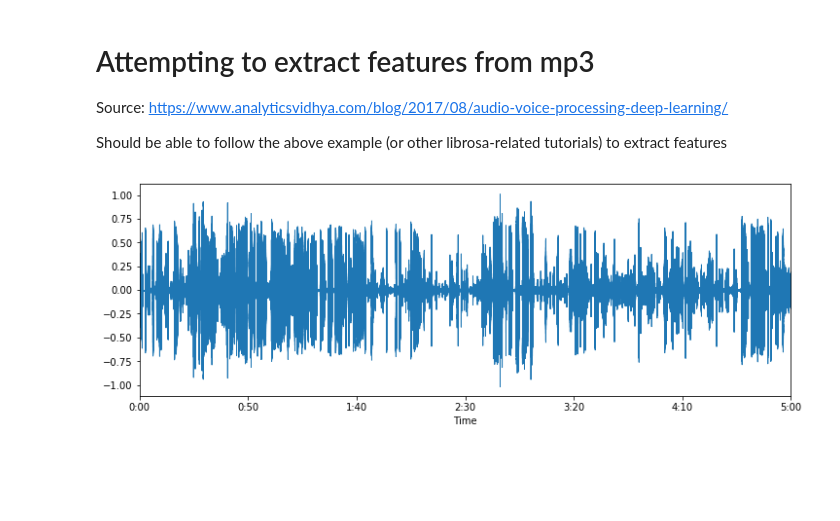
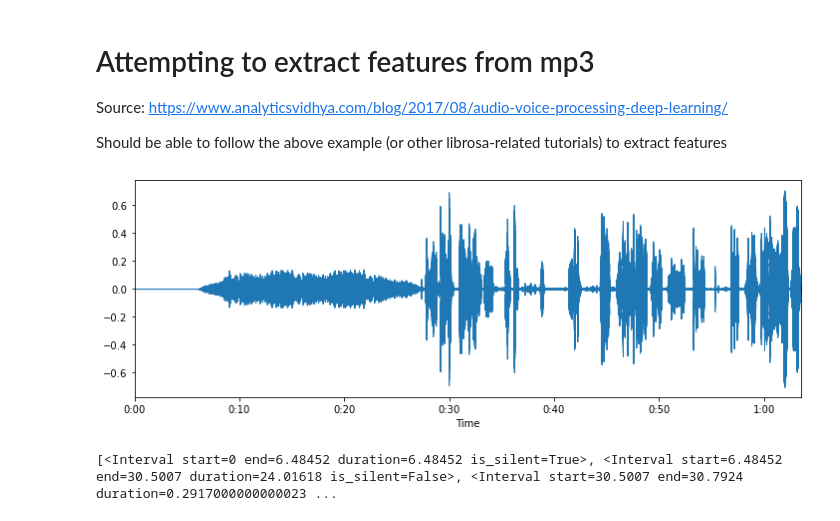
Before and after one commit to raybuhr/teacherprints, a Jupyter notebook: vandam_practice/mp3/librosa_with_mp3.ipynb, the cells around one changed output. Drawn from its saved outputs; the diff is of its cells as text; code cells hidden in the pictures; blank space fills up the shorter version.

```diff
--- a/vandam_practice/mp3/librosa_with_mp3.ipynb
+++ b/vandam_practice/mp3/librosa_with_mp3.ipynb
@@ -7,13 +7,13 @@ Should be able to follow the above example (or other librosa-related tutorials)
 # %%
 import os
 import pandas as pd
 import librosa, librosa.display
 import glob
 import matplotlib.pyplot as plt
 
-data, sampling_rate = librosa.load('AR31_021108a.mp3')
+data, sampling_rate = librosa.load('../../engage-ny-147641946.wav')
 plt.figure(figsize=(12, 4))
 librosa.display.waveplot(data, sr=sampling_rate)
 plt.show()
 # %% [output]
-[figure, old version]
+[figure, new version]
@@ -19,0 +24,4 @@ plt.show()
+# %%
+print(intervals)
+# %% [output]
+[<Interval start=0 end=6.48452 duration=6.48452 is_silent=True>, <Interval start=6.48452 end=30.5007 duration=24.01618 is_silent=False>, <Interval start=30.5007 end=30.7924 duration=0.2917000000000023 ...
```
Also changed, not shown: parts of 11 cells of this notebook.
